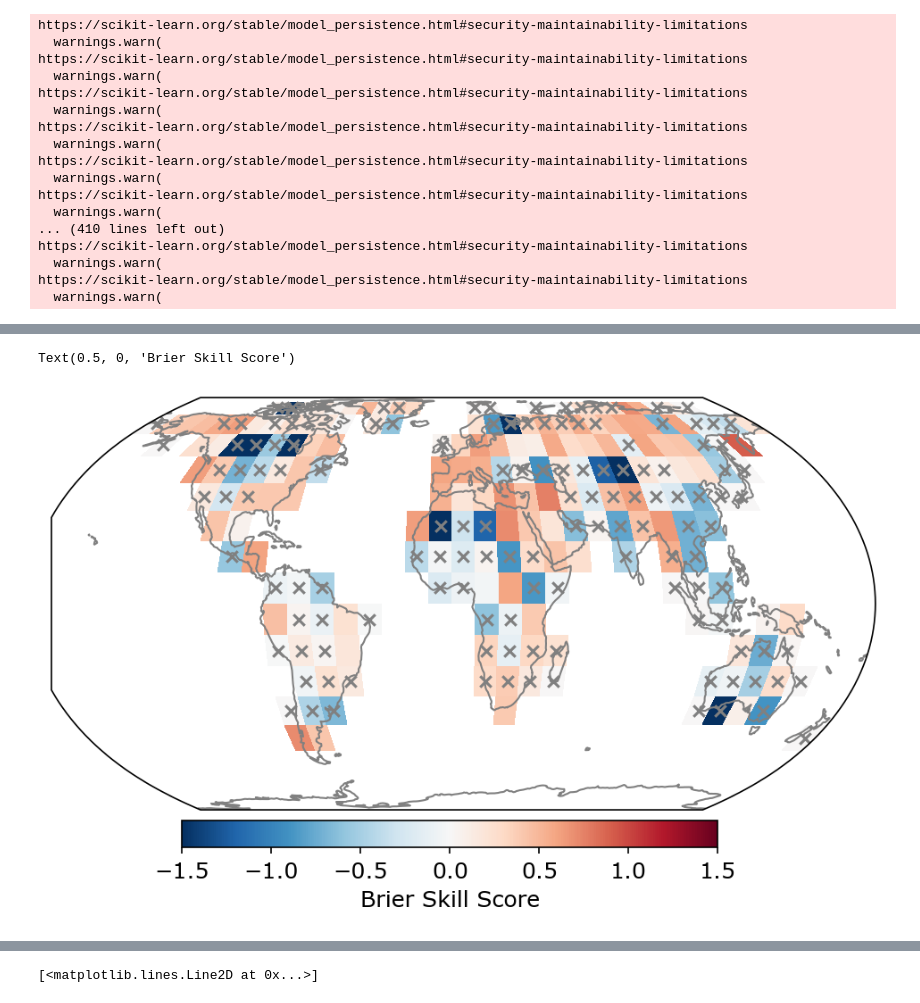
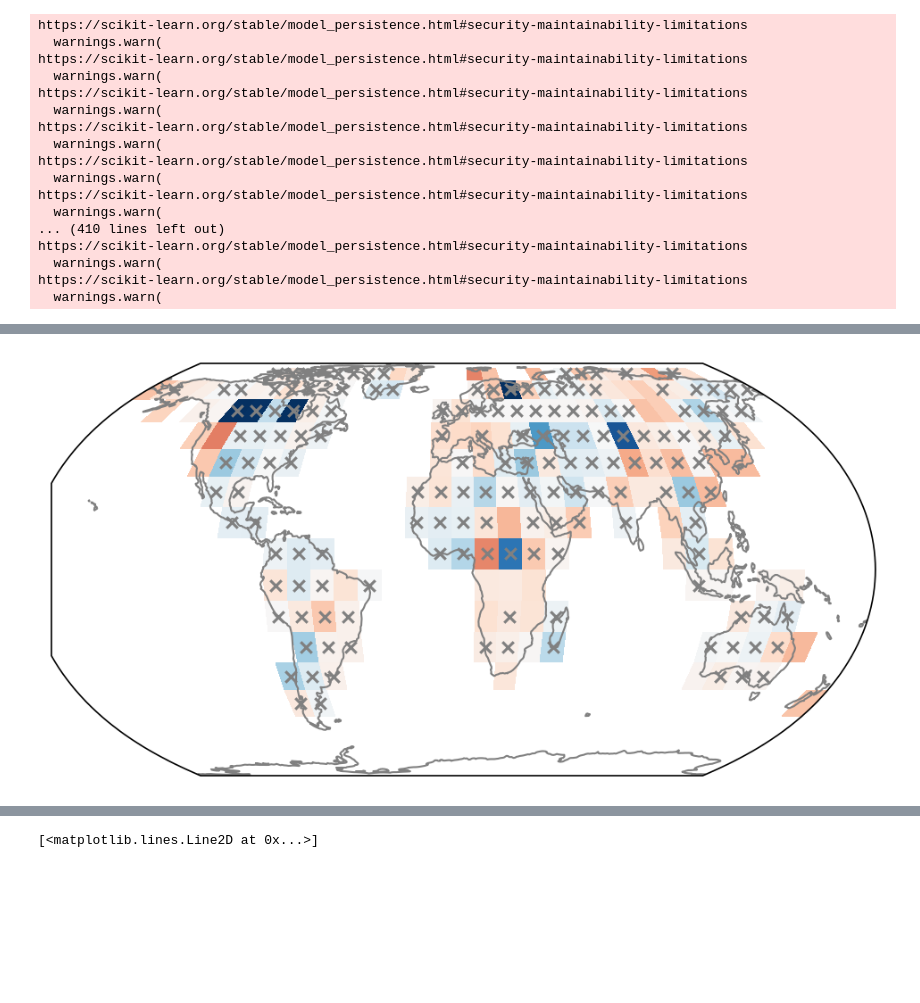
Before and after one commit to emily-gordy/predictability-emergence, a Jupyter notebook: ObsPredictMetrics.ipynb, the cells around one changed output, grey strips where cells are left out. Drawn from its saved outputs; the diff is of its cells as text; code cells hidden in the pictures; blank space fills up the shorter version.

```diff
--- a/ObsPredictMetrics.ipynb
+++ b/ObsPredictMetrics.ipynb
@@ -432,23 +455,24 @@ ax.legend(
-# %%
-lonsiglr_bs = lonmesh[0>=np.percentile(obsclimo_bs_bb,10,axis=0)]
-latsiglr_bs = latmesh[0>=np.percentile(obsclimo_bs_bb,10,axis=0)]
-
-lonsiglr_acc = lonmesh[0>=np.percentile(obsclimo_acc_bb,10,axis=0)]
-latsiglr_acc = latmesh[0>=np.percentile(obsclimo_acc_bb,10,axis=0)]
-
-plt.figure(figsize=(8,4))
-ax=plt.subplot(1,1,1,projection=ccrs.EqualEarth())
-c1=ax.pcolormesh(lonvec+5,latvec+5,1-(obs_bs/obs_bs_climo),vmin=-1.5,vmax=1.5,cmap="RdBu_r",transform=ccrs.PlateCarree())
-ax.scatter(lonsiglr_bs,latsiglr_bs,marker='x',transform=ccrs.PlateCarree(),color='grey')
-ax.coastlines(color='grey')
-
-
-cax = plt.axes((0.25,0.04,0.5,0.05))
-cbar = plt.colorbar(c1,cax,orientation='horizontal')
-cbar.ax.set_xlabel("Brier Skill Score")
-# %% [output]
-Text(0.5, 0, 'Brier Skill Score')
-[figure, removed]
+# %%
+lonsig_climo = lonmesh[0>=np.percentile(obs_ann_bs_bb,10,axis=0)]
+latsig_climo = latmesh[0>=np.percentile(obs_ann_bs_bb,10,axis=0)]
+
+plt.figure(figsize=(9,4))
+ax=plt.subplot(1,1,1,projection=ccrs.EqualEarth())
+c1=ax.pcolormesh(lonvec+5,latvec+5,1-(obs_bs/obs_bs_ann),norm=norm,cmap="RdBu_r",transform=ccrs.PlateCarree())
+ax.scatter(lonsig_climo,latsig_climo,marker='x',transform=ccrs.PlateCarree(),color='grey')
+ax.coastlines(color='grey')
+norm = colors.TwoSlopeNorm(vmin=-2, vcenter=0, vmax=1)
+dot_handle = mlines.Line2D([], [], color='xkcd:dark gray', marker='x', linestyle='None',
+                           markersize=10, label='CNN skill not significantly improved over hindcast')
+
+# ax.legend(
+#     handles=[dot_handle, ],
+#     loc='center left',             # Anchor the left edge of the legend box
+#     bbox_to_anchor=(1.05, 0.5),    # Position it just past the right edge (1.0) of the map
+#     frameon=True
+# )
+# %% [output]
+[figure, added]
 # %%
 lonsigMPI_acc = lonmesh[0>=np.percentile(obsaccuracy_bb,10,axis=0)]
 latsigMPI_acc = latmesh[0>=np.percentile(obsaccuracy_bb,10,axis=0)]
```
Also changed, not shown: parts of 7 cells of this notebook, 7 other files.
